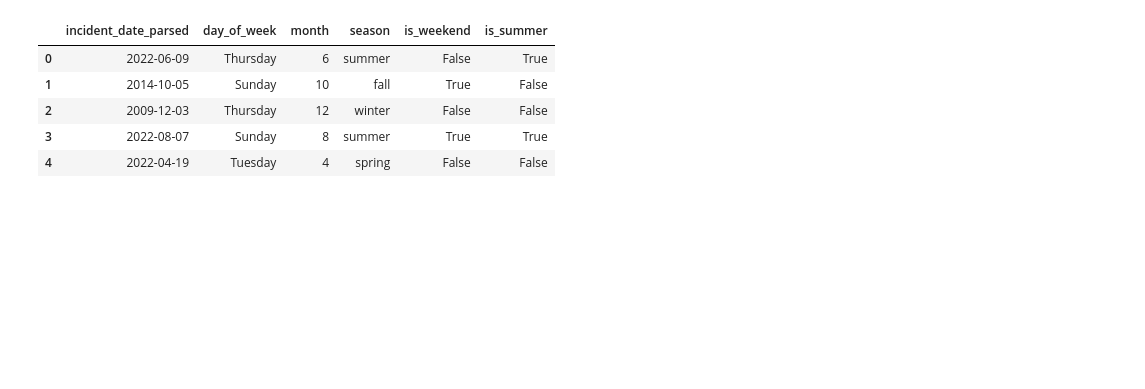
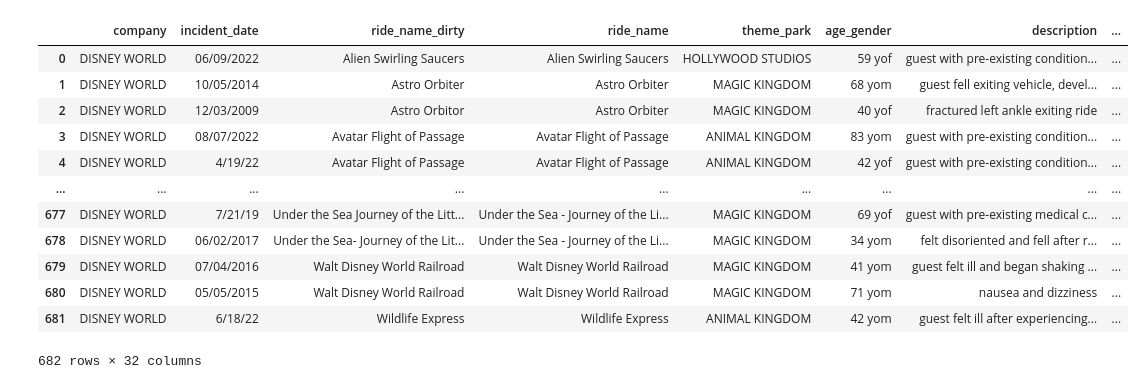
Before and after one commit to german-alvarez-dev/machine-learning-final-project, a Jupyter notebook: main.ipynb, the cells around one changed output. Drawn from its saved outputs; the diff is of its cells as text; code cells hidden in the pictures; blank space fills up the shorter version.

```diff
--- a/main.ipynb
+++ b/main.ipynb
@@ -60,15 +82,24 @@ df = df.merge(df_rides, on=["ride_name", "theme_park"], how="left")
 # %%
 df = enrich_temporal_features(df)
-# %%
-df[["incident_date_parsed", "day_of_week", "month", "season", "is_weekend", "is_summer"]].head()
-# %% [output]
-|  | incident_date_parsed | day_of_week | month | season | is_weekend | is_summer |
-| 0 | 2022-06-09 | Thursday | 6 | summer | False | True |
-| 1 | 2014-10-05 | Sunday | 10 | fall | True | False |
-| 2 | 2009-12-03 | Thursday | 12 | winter | False | False |
-| 3 | 2022-08-07 | Sunday | 8 | summer | True | True |
-| 4 | 2022-04-19 | Tuesday | 4 | spring | False | False |
 # %%
 df = enrich_visitor_profile(df)
 # %%
 df = enrich_aggregate_features(df)
+# %%
+df = enrich_weather(df)
+
+df
+# %% [output]
+|  | company | incident_date | ride_name_dirty | ride_name | theme_park | age_gender | description | ... |
+| 0 | DISNEY WORLD | 06/09/2022 | Alien Swirling Saucers | Alien Swirling Saucers | HOLLYWOOD STUDIOS | 59 yof | guest with pre-existing condition... | ... |
+| 1 | DISNEY WORLD | 10/05/2014 | Astro Orbiter | Astro Orbiter | MAGIC KINGDOM | 68 yom | guest fell exiting vehicle, devel... | ... |
+| 2 | DISNEY WORLD | 12/03/2009 | Astro Orbitor | Astro Orbiter | MAGIC KINGDOM | 40 yof | fractured left ankle exiting ride | ... |
+| 3 | DISNEY WORLD | 08/07/2022 | Avatar Flight of Passage | Avatar Flight of Passage | ANIMAL KINGDOM | 83 yom | guest with pre-existing condition... | ... |
+| 4 | DISNEY WORLD | 4/19/22 | Avatar Flight of Passage | Avatar Flight of Passage | ANIMAL KINGDOM | 42 yof | guest with pre-existing condition... | ... |
+| ... | ... | ... | ... | ... | ... | ... | ... | ... |
+| 677 | DISNEY WORLD | 7/21/19 | Under the Sea Journey of the Litt... | Under the Sea - Journey of the Li... | MAGIC KINGDOM | 69 yof | guest with pre-existing medical c... | ... |
+| 678 | DISNEY WORLD | 06/02/2017 | Under the Sea- Journey of the Lit... | Under the Sea - Journey of the Li... | MAGIC KINGDOM | 34 yom | felt disoriented and fell after r... | ... |
+| 679 | DISNEY WORLD | 07/04/2016 | Walt Disney World Railroad | Walt Disney World Railroad | MAGIC KINGDOM | 41 yom | guest felt ill and began shaking ... | ... |
+| 680 | DISNEY WORLD | 05/05/2015 | Walt Disney World Railroad | Walt Disney World Railroad | MAGIC KINGDOM | 71 yom | nausea and dizziness | ... |
+| 681 | DISNEY WORLD | 6/18/22 | Wildlife Express | Wildlife Express | ANIMAL KINGDOM | 42 yom | guest felt ill after experiencing... | ... |
+682 rows × 32 columns
```
Also changed, not shown: parts of 3 cells of this notebook, 18 other files.
